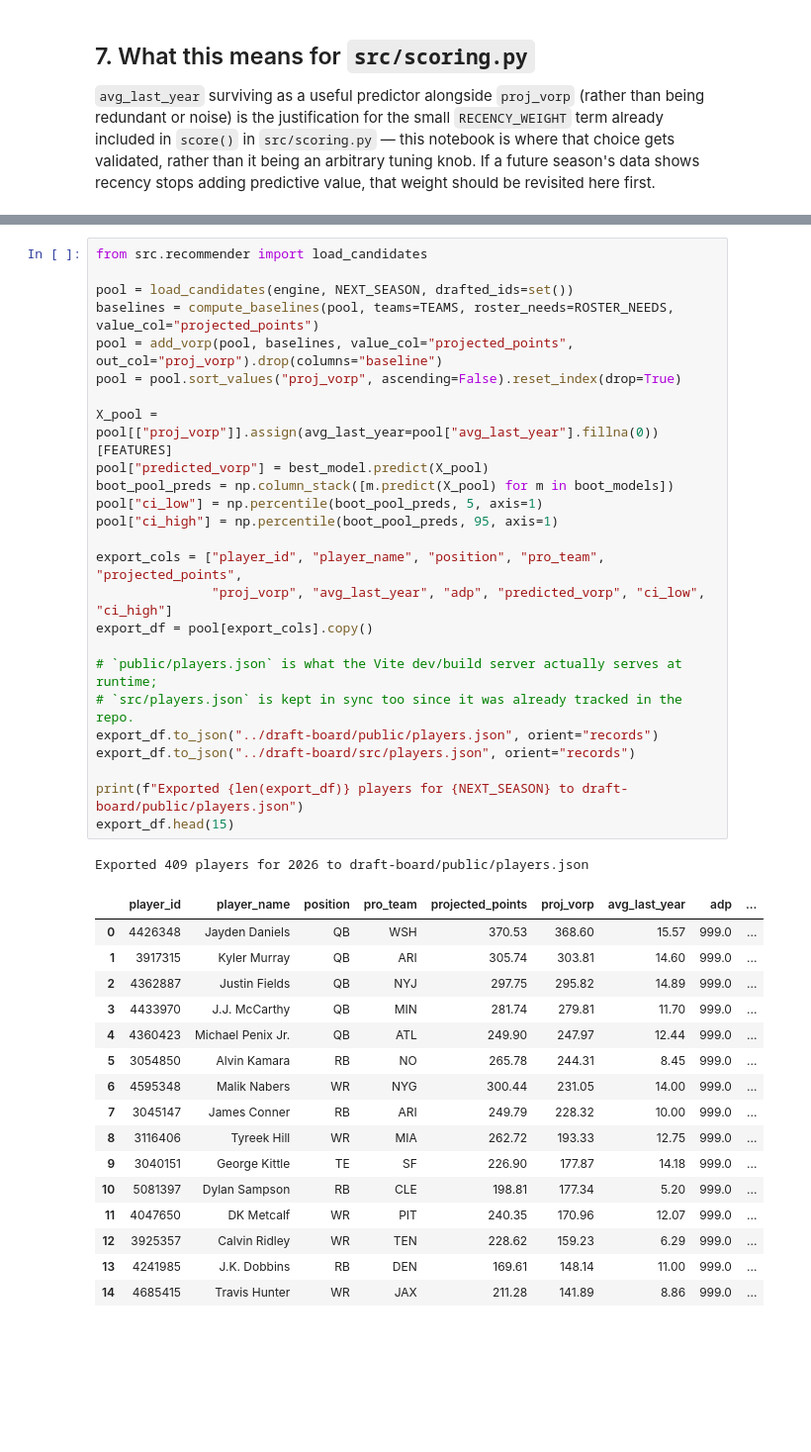
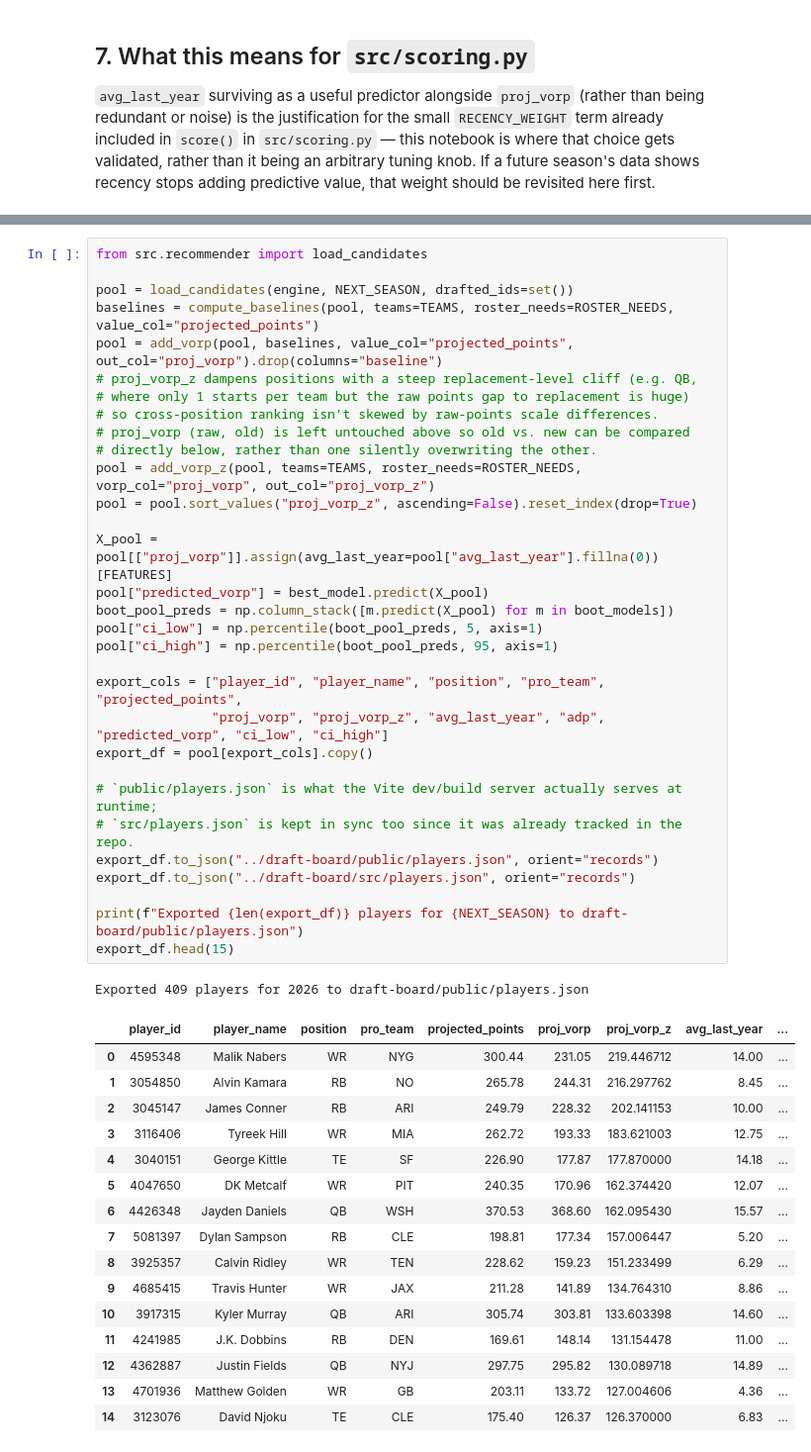
Before and after one commit to justinmck/fantasy-football-draft-toolkit, a Jupyter notebook: notebooks/NB04-draft-board.ipynb, the cells around one changed output, grey strips where cells are left out. Shown at 99% size. Drawn from its saved outputs; the diff is of its cells as text; blank space fills up the shorter version.

```diff
--- a/notebooks/NB04-draft-board.ipynb
+++ b/notebooks/NB04-draft-board.ipynb
@@ -271,43 +273,49 @@ The React draft board (`draft-board/`) can run two ways: **live**, calling the F
 # %%
 from src.recommender import load_candidates
 
 pool = load_candidates(engine, NEXT_SEASON, drafted_ids=set())
 baselines = compute_baselines(pool, teams=TEAMS, roster_needs=ROSTER_NEEDS, value_col="projected_points")
 pool = add_vorp(pool, baselines, value_col="projected_points", out_col="proj_vorp").drop(columns="baseline")
-pool = pool.sort_values("proj_vorp", ascending=False).reset_index(drop=True)
+# proj_vorp_z dampens positions with a steep replacement-level cliff (e.g. QB,
+# where only 1 starts per team but the raw points gap to replacement is huge)
+# so cross-position ranking isn't skewed by raw-points scale differences.
+# proj_vorp (raw, old) is left untouched above so old vs. new can be compared
+# directly below, rather than one silently overwriting the other.
+pool = add_vorp_z(pool, teams=TEAMS, roster_needs=ROSTER_NEEDS, vorp_col="proj_vorp", out_col="proj_vorp_z")
+pool = pool.sort_values("proj_vorp_z", ascending=False).reset_index(drop=True)
 
 X_pool = pool[["proj_vorp"]].assign(avg_last_year=pool["avg_last_year"].fillna(0))[FEATURES]
 pool["predicted_vorp"] = best_model.predict(X_pool)
 boot_pool_preds = np.column_stack([m.predict(X_pool) for m in boot_models])
 pool["ci_low"] = np.percentile(boot_pool_preds, 5, axis=1)
 pool["ci_high"] = np.percentile(boot_pool_preds, 95, axis=1)
 
 export_cols = ["player_id", "player_name", "position", "pro_team", "projected_points",
-               "proj_vorp", "avg_last_year", "adp", "predicted_vorp", "ci_low", "ci_high"]
+               "proj_vorp", "proj_vorp_z", "avg_last_year", "adp", "predicted_vorp", "ci_low", "ci_high"]
 export_df = pool[export_cols].copy()
 
 # `public/players.json` is what the Vite dev/build server actually serves at runtime;
 # `src/players.json` is kept in sync too since it was already tracked in the repo.
 export_df.to_json("../draft-board/public/players.json", orient="records")
 export_df.to_json("../draft-board/src/players.json", orient="records")
 
 print(f"Exported {len(export_df)} players for {NEXT_SEASON} to draft-board/public/players.json")
 export_df.head(15)
 # %% [output]
 Exported 409 players for 2026 to draft-board/public/players.json
-|  | player_id | player_name | position | pro_team | projected_points | proj_vorp | avg_last_year | adp | ... |
-| 0 | 4426348 | Jayden Daniels | QB | WSH | 370.53 | 368.60 | 15.57 | 999.0 | ... |
-| 1 | 3917315 | Kyler Murray | QB | ARI | 305.74 | 303.81 | 14.60 | 999.0 | ... |
-| 2 | 4362887 | Justin Fields | QB | NYJ | 297.75 | 295.82 | 14.89 | 999.0 | ... |
-| 3 | 4433970 | J.J. McCarthy | QB | MIN | 281.74 | 279.81 | 11.70 | 999.0 | ... |
-| 4 | 4360423 | Michael Penix Jr. | QB | ATL | 249.90 | 247.97 | 12.44 | 999.0 | ... |
-| 5 | 3054850 | Alvin Kamara | RB | NO | 265.78 | 244.31 | 8.45 | 999.0 | ... |
-| 6 | 4595348 | Malik Nabers | WR | NYG | 300.44 | 231.05 | 14.00 | 999.0 | ... |
-| 7 | 3045147 | James Conner | RB | ARI | 249.79 | 228.32 | 10.00 | 999.0 | ... |
-| 8 | 3116406 | Tyreek Hill | WR | MIA | 262.72 | 193.33 | 12.75 | 999.0 | ... |
-| 9 | 3040151 | George Kittle | TE | SF | 226.90 | 177.87 | 14.18 | 999.0 | ... |
-| 10 | 5081397 | Dylan Sampson | RB | CLE | 198.81 | 177.34 | 5.20 | 999.0 | ... |
-| 11 | 4047650 | DK Metcalf | WR | PIT | 240.35 | 170.96 | 12.07 | 999.0 | ... |
-| 12 | 3925357 | Calvin Ridley | WR | TEN | 228.62 | 159.23 | 6.29 | 999.0 | ... |
-| 13 | 4241985 | J.K. Dobbins | RB | DEN | 169.61 | 148.14 | 11.00 | 999.0 | ... |
-| 14 | 4685415 | Travis Hunter | WR | JAX | 211.28 | 141.89 | 8.86 | 999.0 | ... |
+|  | player_id | player_name | position | pro_team | projected_points | proj_vorp | proj_vorp_z | avg_last_year | ... |
+| 0 | 4595348 | Malik Nabers | WR | NYG | 300.44 | 231.05 | 219.446712 | 14.00 | ... |
+| 1 | 3054850 | Alvin Kamara | RB | NO | 265.78 | 244.31 | 216.297762 | 8.45 | ... |
+| 2 | 3045147 | James Conner | RB | ARI | 249.79 | 228.32 | 202.141153 | 10.00 | ... |
+| 3 | 3116406 | Tyreek Hill | WR | MIA | 262.72 | 193.33 | 183.621003 | 12.75 | ... |
+| 4 | 3040151 | George Kittle | TE | SF | 226.90 | 177.87 | 177.870000 | 14.18 | ... |
+| 5 | 4047650 | DK Metcalf | WR | PIT | 240.35 | 170.96 | 162.374420 | 12.07 | ... |
+| 6 | 4426348 | Jayden Daniels | QB | WSH | 370.53 | 368.60 | 162.095430 | 15.57 | ... |
+| 7 | 5081397 | Dylan Sampson | RB | CLE | 198.81 | 177.34 | 157.006447 | 5.20 | ... |
+| 8 | 3925357 | Calvin Ridley | WR | TEN | 228.62 | 159.23 | 151.233499 | 6.29 | ... |
+| 9 | 4685415 | Travis Hunter | WR | JAX | 211.28 | 141.89 | 134.764310 | 8.86 | ... |
+| 10 | 3917315 | Kyler Murray | QB | ARI | 305.74 | 303.81 | 133.603398 | 14.60 | ... |
+| 11 | 4241985 | J.K. Dobbins | RB | DEN | 169.61 | 148.14 | 131.154478 | 11.00 | ... |
+| 12 | 4362887 | Justin Fields | QB | NYJ | 297.75 | 295.82 | 130.089718 | 14.89 | ... |
+| 13 | 4701936 | Matthew Golden | WR | GB | 203.11 | 133.72 | 127.004606 | 4.36 | ... |
+| 14 | 3123076 | David Njoku | TE | CLE | 175.40 | 126.37 | 126.370000 | 6.83 | ... |
```
Also changed, not shown: parts of 4 cells of this notebook, 19 other files.
